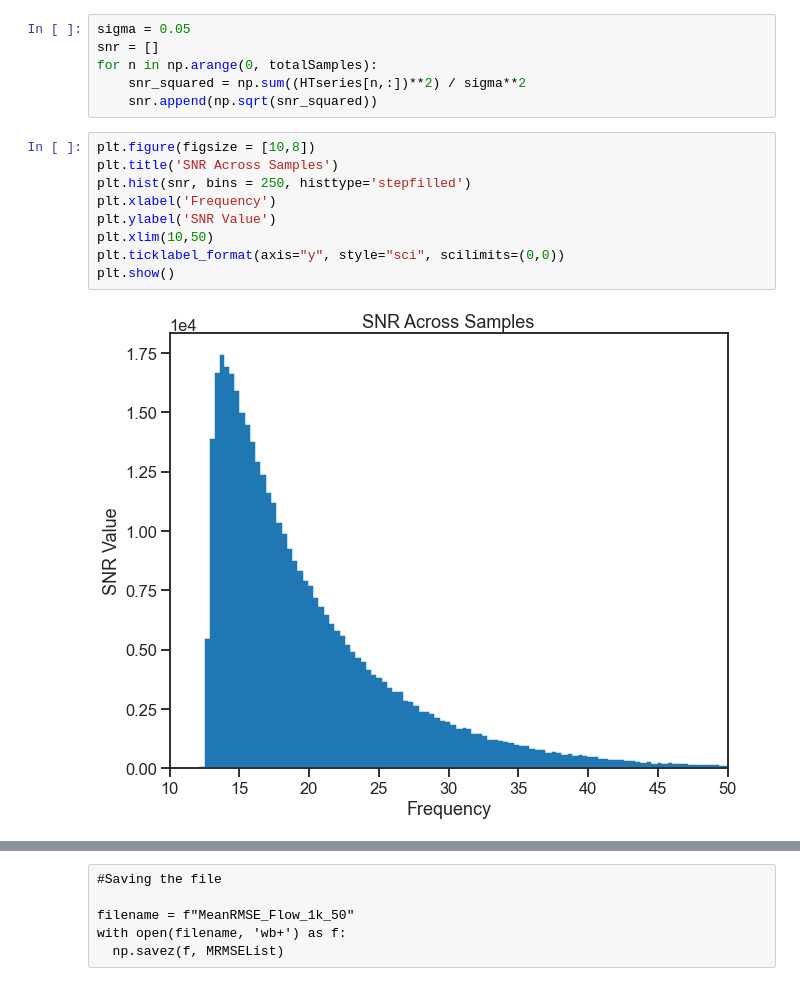
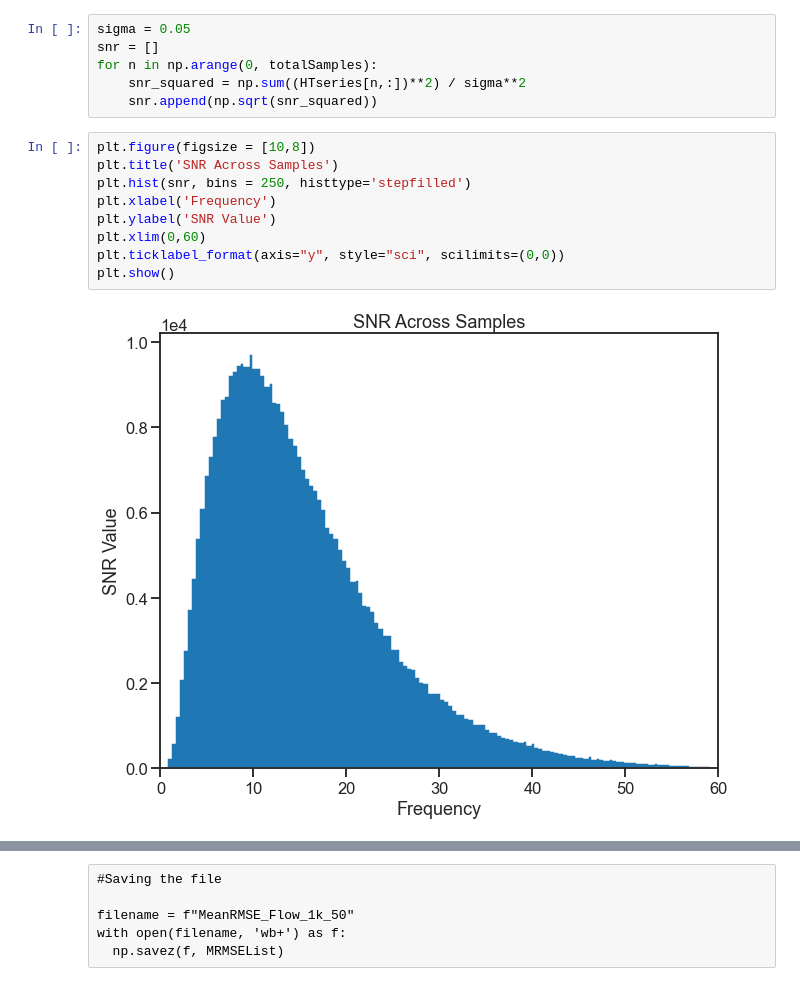
Before and after one commit to eMillar2718/MassDynamicsGW, a Jupyter notebook: NFlowMassDynamics.ipynb, the cells around one changed output, grey strips where cells are left out. Cells and saved outputs as stored; diff of their text form.

```diff
--- a/NFlowMassDynamics.ipynb
+++ b/NFlowMassDynamics.ipynb
@@ -565,14 +593,14 @@ for n in np.arange(0, totalSamples):
 # %%
 plt.figure(figsize = [10,8])
 plt.title('SNR Across Samples')
 plt.hist(snr, bins = 250, histtype='stepfilled')
 plt.xlabel('Frequency')
 plt.ylabel('SNR Value')
-plt.xlim(10,50)
+plt.xlim(0,60)
 plt.ticklabel_format(axis="y", style="sci", scilimits=(0,0))
 plt.show()
 # %% [output]
-[figure, old version]
+[figure, new version]
 # %%
 h_sample_1 = HTseries[0,:]
 np.shape(h_sample_1)
```
Also changed, not shown: parts of 8 cells of this notebook.
